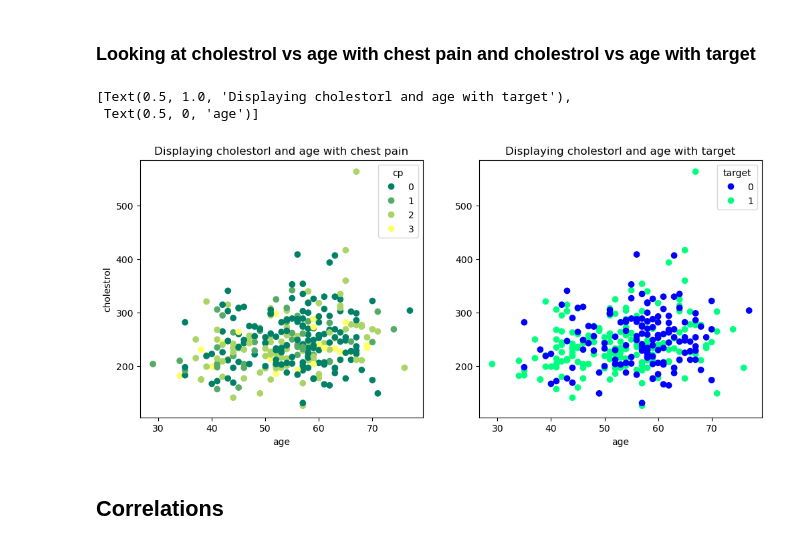
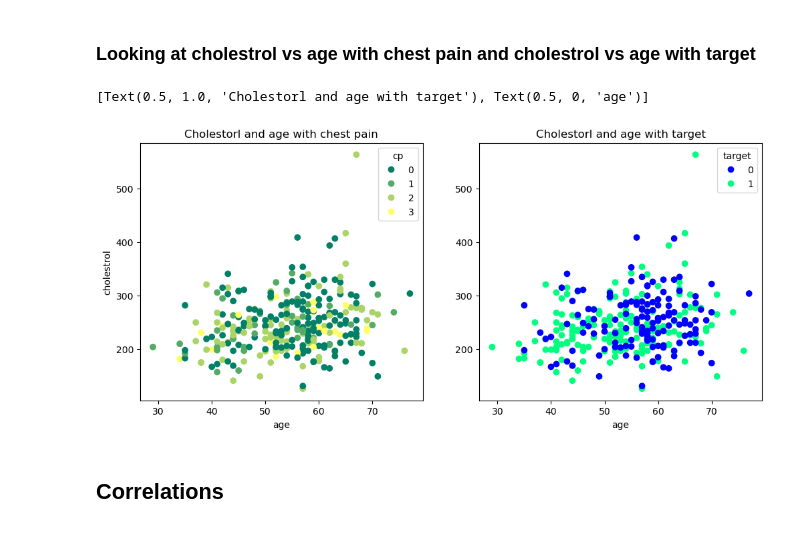
Before and after one commit to GokulMariyappan/HeartDiseaseClassification, a Jupyter notebook: code/EDA.ipynb, the cells around one changed output. Drawn from its saved outputs; the diff is of its cells as text; code cells hidden in the pictures.

Commit message:
edited few charts

```diff
--- a/code/EDA.ipynb
+++ b/code/EDA.ipynb
@@ -87,18 +87,17 @@ ax.legend()
 # %%
 fig, ((ax1, ax2)) = plt.subplots(ncols=2, nrows=1, figsize = [12,5])
 
 figure1 = ax1.scatter(x = df.age, y = df.chol, c = df.cp, cmap = 'summer')
 figure2 = ax2.scatter(x = df.age, y = df.chol, c = df.target, cmap = 'winter')
 
 ax1.legend(*figure1.legend_elements(), title  ='cp')
 ax2.legend(*figure2.legend_elements(), title = 'target')
 
-ax1.set(title='Displaying cholestorl and age with chest pain', xlabel='age', ylabel='cholestrol')
-ax2.set(title='Displaying cholestorl and age with target', xlabel='age')
+ax1.set(title='Cholestorl and age with chest pain', xlabel='age', ylabel='cholestrol')
+ax2.set(title='Cholestorl and age with target', xlabel='age')
 # %% [output]
-[Text(0.5, 1.0, 'Displaying cholestorl and age with target'),
- Text(0.5, 0, 'age')]
+[Text(0.5, 1.0, 'Cholestorl and age with target'), Text(0.5, 0, 'age')]
-[figure, old version]
+[figure, new version]
 # %% [markdown]
 ## Correlations
 # %%
```
